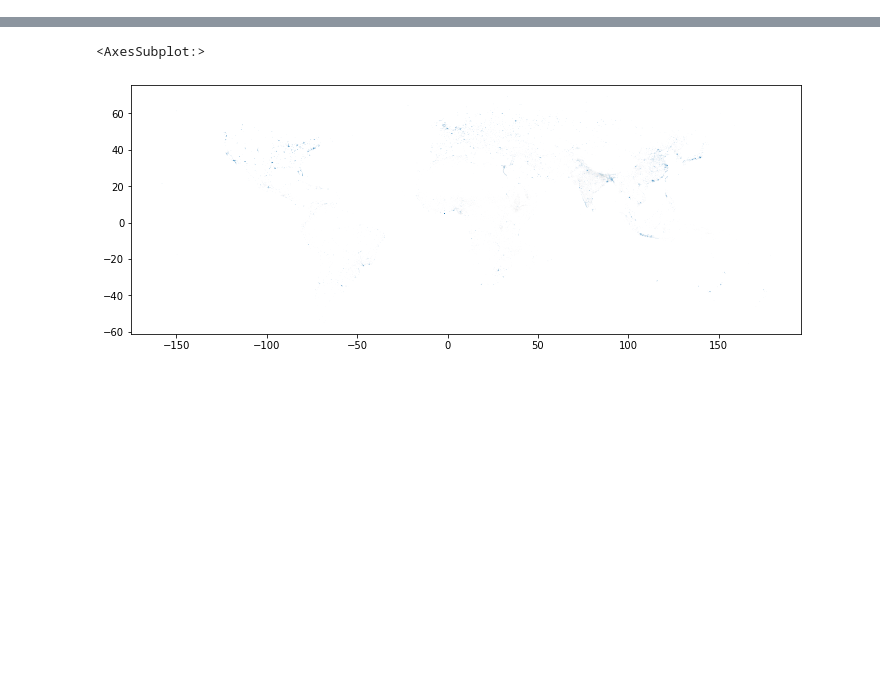
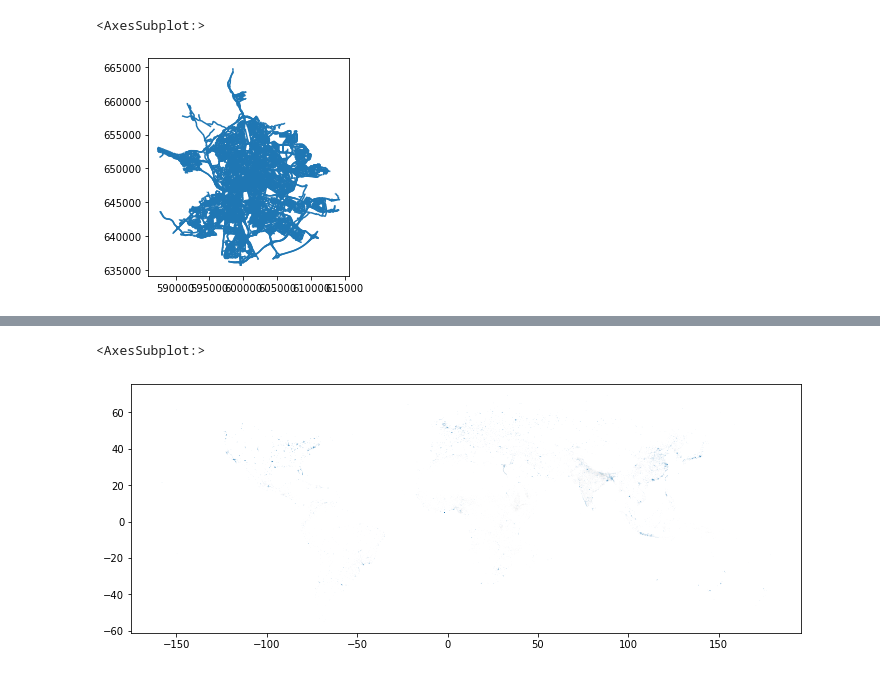
Before and after one commit to gregmaya/gsoc2022_network_simpl, a Jupyter notebook: exploratory_notebooks/data_fetching.ipynb, the cells around one changed output, grey strips where cells are left out. Drawn from its saved outputs; the diff is of its cells as text; code cells hidden in the pictures; blank space fills up the shorter version.

```diff
--- a/exploratory_notebooks/data_fetching.ipynb
+++ b/exploratory_notebooks/data_fetching.ipynb
@@ -11,0 +51,5 @@ from shapely.geometry import Point
+# %%
+#loading data from file
+mad = gpd.read_file('/Users/gregoriomaya/Desktop/GSoc_2022/gsoc2022_network_simpl/data/madrid2062.gpkg')
+mad.set_index(['u', 'v', 'key'], inplace=True)
+mad.head(3)
@@ -11,0 +62,5 @@ from shapely.geometry import Point
+# %%
+mad.plot()
+# %% [output]
+<AxesSubplot:>
+[figure, added]
```
Also changed, not shown: parts of 7 cells of this notebook, 4 other files.
